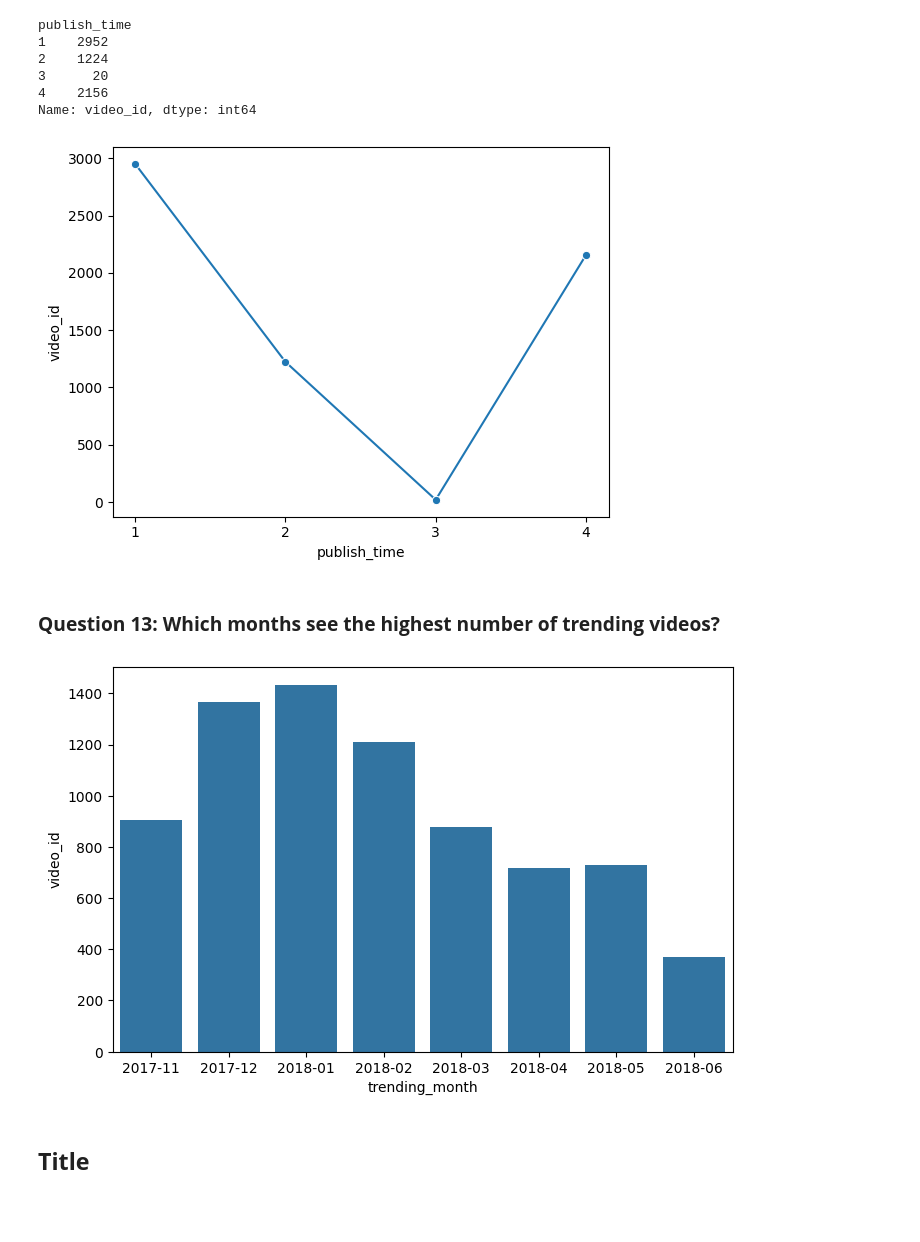
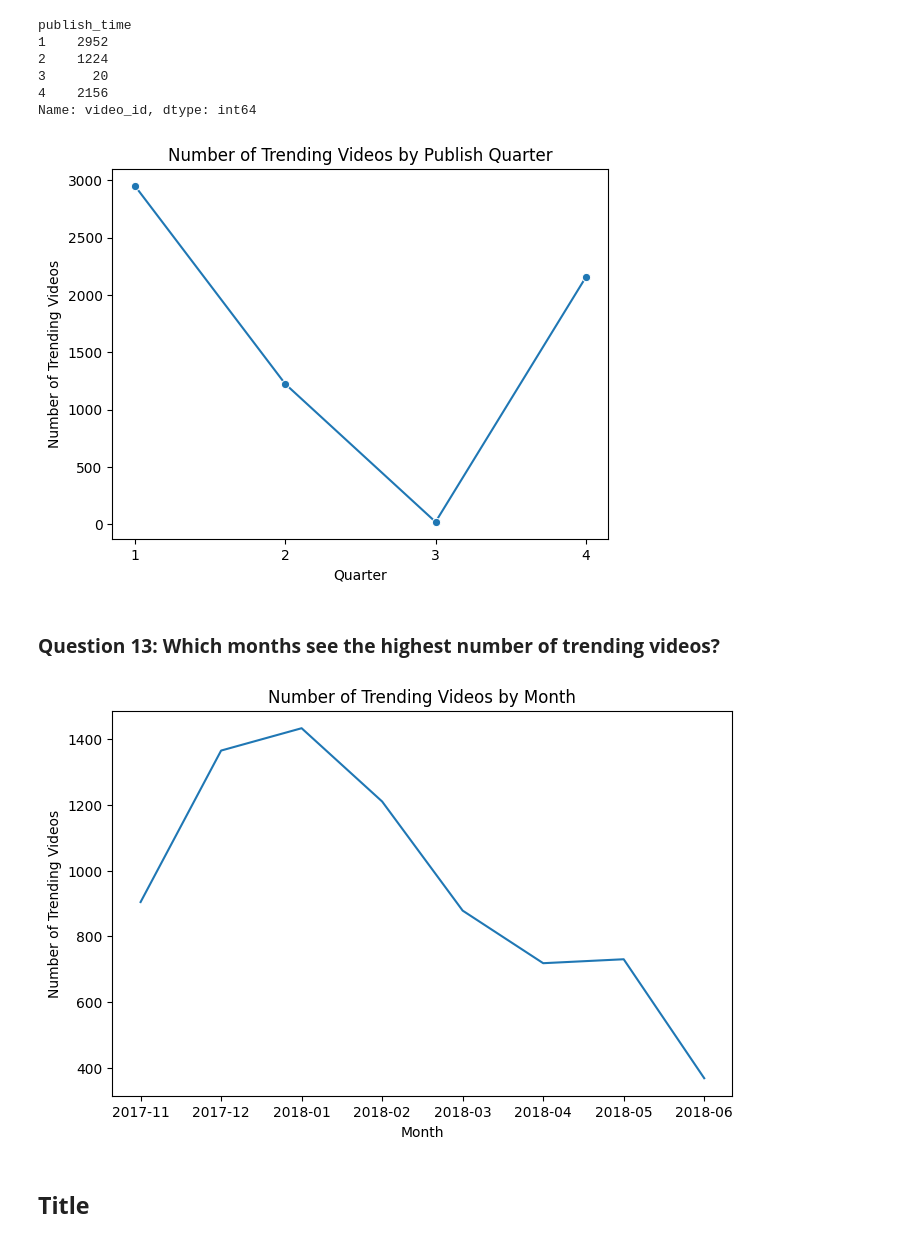
Before and after one commit to 0Nguyen0Cong0Tuan0/DS_Programming, a Jupyter notebook: src.ipynb, the cells around one changed output. Cells and saved outputs as stored; diff of their text form; code cells hidden in the pictures; blank space fills up the shorter version.

```diff
--- a/src.ipynb
+++ b/src.ipynb
@@ -16,7 +16,7 @@ pd.options.display.float_format = '{:,.2f}'.format
 # %% [markdown]
 ## **Load datasets**
 # %%
-us_videos = pd.read_csv(filepath_or_buffer='./youtube_data/USvideos.csv', encoding='ISO-8859-1')
+us_videos = pd.read_csv(filepath_or_buffer='./data/USvideos.csv', encoding='ISO-8859-1')
 us_videos.head()
 # %% [output]
 |  | video_id | trending_date | title | channel_title | category_id | publish_time | tags | views | likes | ... |
@@ -26,7 +26,7 @@ us_videos.head()
 | 3 | puqaWrEC7tY | 17.14.11 | Nickelback Lyrics: Real or Fake? | Good Mythical Morning | 24 | 2017-11-13T11:00:04.000Z | rhett and link|"gmm"|"good mythic... | 343168 | 10172 | ... |
 | 4 | d380meD0W0M | 17.14.11 | I Dare You: GOING BALD!? | nigahiga | 24 | 2017-11-12T18:01:41.000Z | ryan|"higa"|"higatv"|"nigahiga"|"... | 2095731 | 132235 | ... |
 # %%
-with open(file='./youtube_data/US_category_id.json', mode='r') as file:
+with open(file='./data/US_category_id.json', mode='r') as file:
     data = json.load(file)
     categories = {int(category['id']): (category['snippet']['title'], category['snippet']['assignable']) for category in data['items']}
 
@@ -492,5 +591,6 @@ plt.show()
 # %%
-us_videos.groupby(by=us_videos['publish_time'].dt.quarter)['video_id'].nunique()
+videos_by_publish_quarter = us_videos.groupby(by=us_videos['publish_time'].dt.quarter)['video_id'].nunique()
+videos_by_publish_quarter
 # %% [output]
 publish_time
 1    2952
@@ -499,11 +599,14 @@ publish_time
 4    2156
 Name: video_id, dtype: int64
 # %%
-sns.lineplot(data=us_videos.groupby(by=us_videos['publish_time'].dt.quarter)['video_id'].nunique(), marker='o')
+sns.lineplot(data=videos_by_publish_quarter, marker='o')
+plt.title(label='Number of Trending Videos by Publish Quarter')
+plt.xlabel(xlabel='Quarter')
+plt.ylabel(ylabel='Number of Trending Videos')
 plt.xticks(ticks=range(1, 5), labels=range(1, 5))
 plt.show()
 # %% [output]
-[figure, old version]
+[figure, new version]
 # %% [markdown]
 ### **Question 13: Which months see the highest number of trending videos?**
 # %%
@@ -512,10 +615,13 @@ trending_by_time['trending_month'] = trending_by_time['trending_date'].astype(st
 trending_by_time.drop(columns='trending_date', inplace=True)
 
 plt.figure(figsize=(8, 5))
-sns.barplot(data=trending_by_time.groupby(by='trending_month')['video_id'].nunique())
+sns.lineplot(data=trending_by_time.groupby(by='trending_month')['video_id'].nunique())
+plt.title(label='Number of Trending Videos by Month')
+plt.xlabel(xlabel='Month')
+plt.ylabel(ylabel='Number of Trending Videos')
 plt.show()
 # %% [output]
-[figure, old version]
+[figure, new version]
 # %% [markdown]
 ## **Title**
 # %% [markdown]
```
Also changed, not shown: parts of 60 cells of this notebook, 23 other files.
